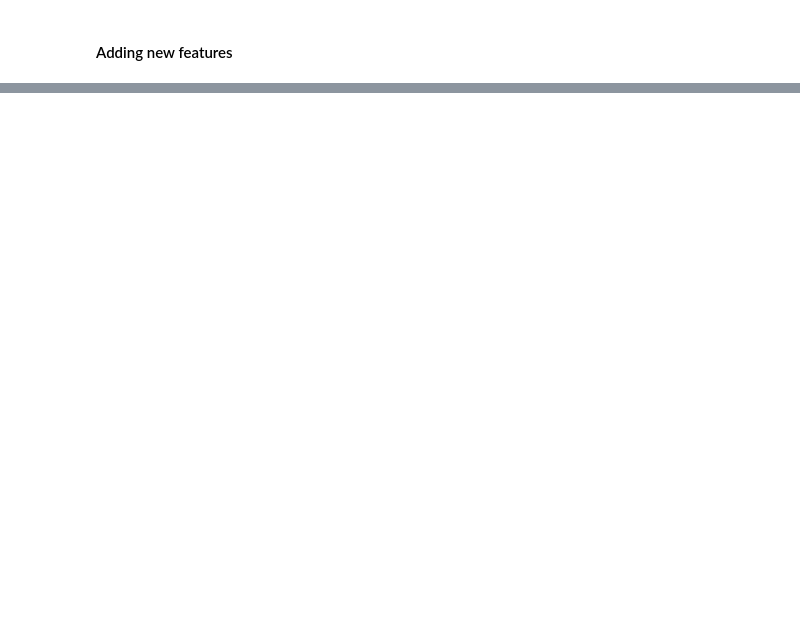
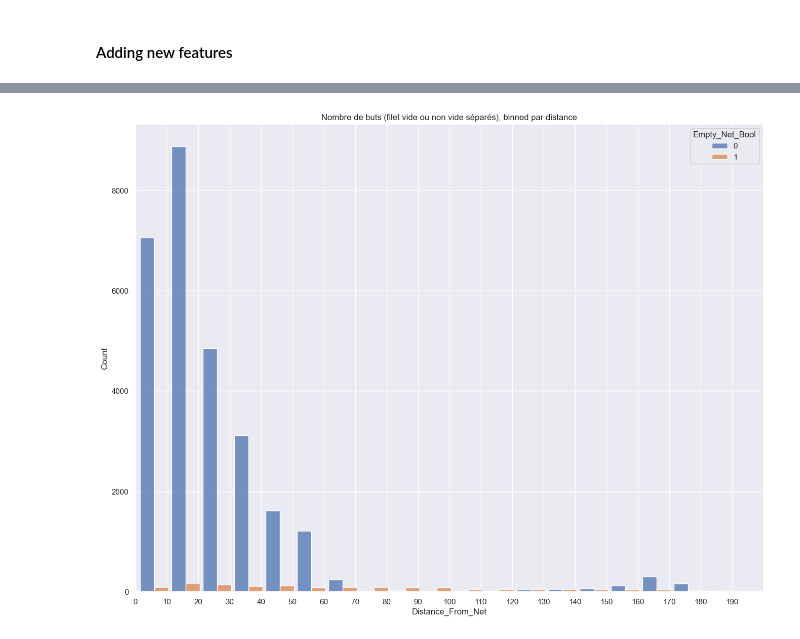
Before and after one commit to nassimwalha/IFT-6758, a Jupyter notebook: notebooks/Feature Engineering 1.ipynb, the cells around one changed output, grey strips where cells are left out. Saved outputs shown, nothing was run; the diff lists cells and outputs as text; code cells hidden in the pictures; blank space fills up the shorter version.

```diff
--- a/notebooks/Feature Engineering 1.ipynb
+++ b/notebooks/Feature Engineering 1.ipynb
@@ -82,7 +95,7 @@ def calculate_rate(event_types):
     #buts / (#pas_de_buts + #buts)
     return Number_of_goals / (Number_of_goals + Number_of_shoot)
 # %%
-WIDTH = 5 #Bin width, can be changed depending on final output
+WIDTH = 10 #Bin width, can be changed depending on final output
 # %%
 #Creating the 'Distance_bin' representing the bin corresponding to the distance of the shot
 df['Distance_bin']=df.Distance_From_Net.map(lambda x: int(np.floor(x/WIDTH)*WIDTH) if not math.isnan(x) else np.nan)
@@ -113,0 +134,3 @@ plt.show()
+# %%
+df_goals = df[df.Event_Type=="Goal"]
+df_goals
@@ -113,0 +151,8 @@ plt.show()
+# %%
+g = sns.histplot(df_goals, x="Distance_From_Net", hue="Empty_Net_Bool", multiple="dodge",  shrink=.9, binwidth=10)
+g.set_xlim(0, 200)
+g.set_xticks(range(0, 200,10))
+plt.title("Nombre de buts (filet vide ou non vide séparés), binned par distance")
+plt.show(g)
+# %% [output]
+[figure, added]
```
Also changed, not shown: parts of 16 cells of this notebook.
